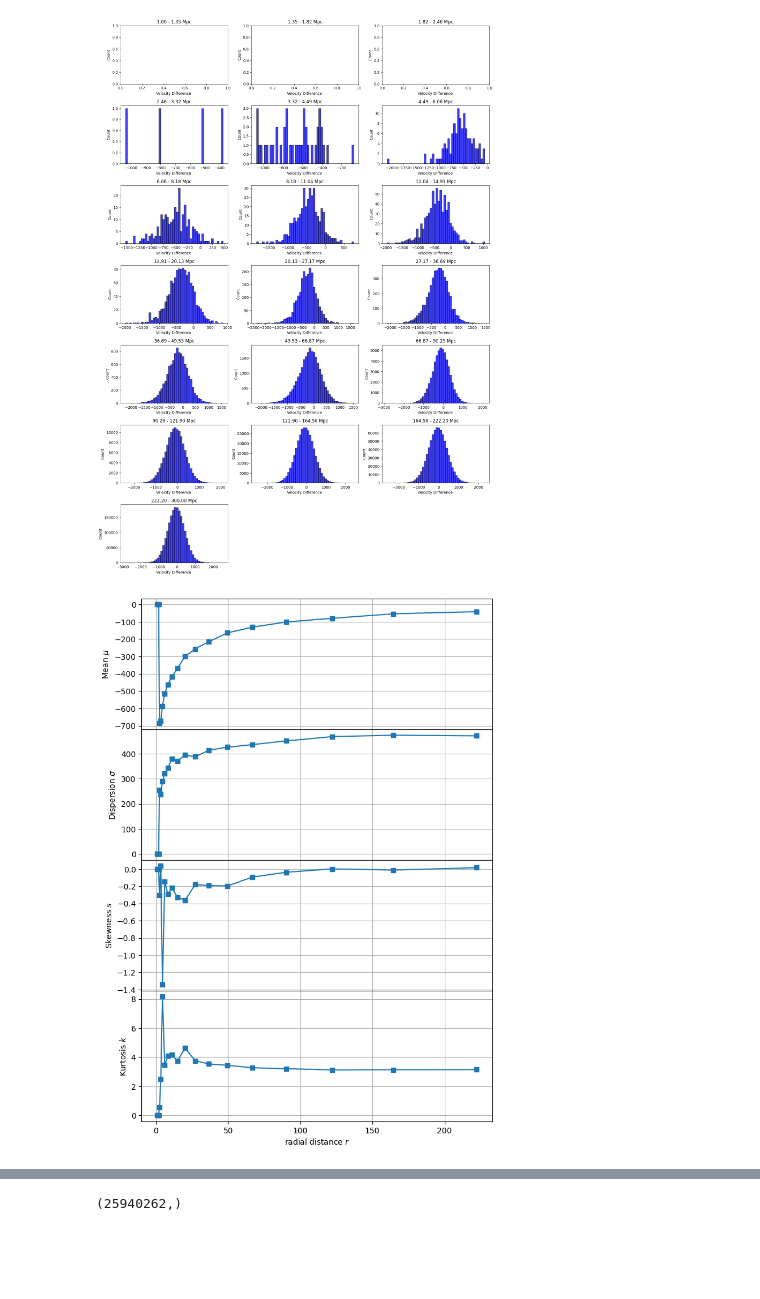
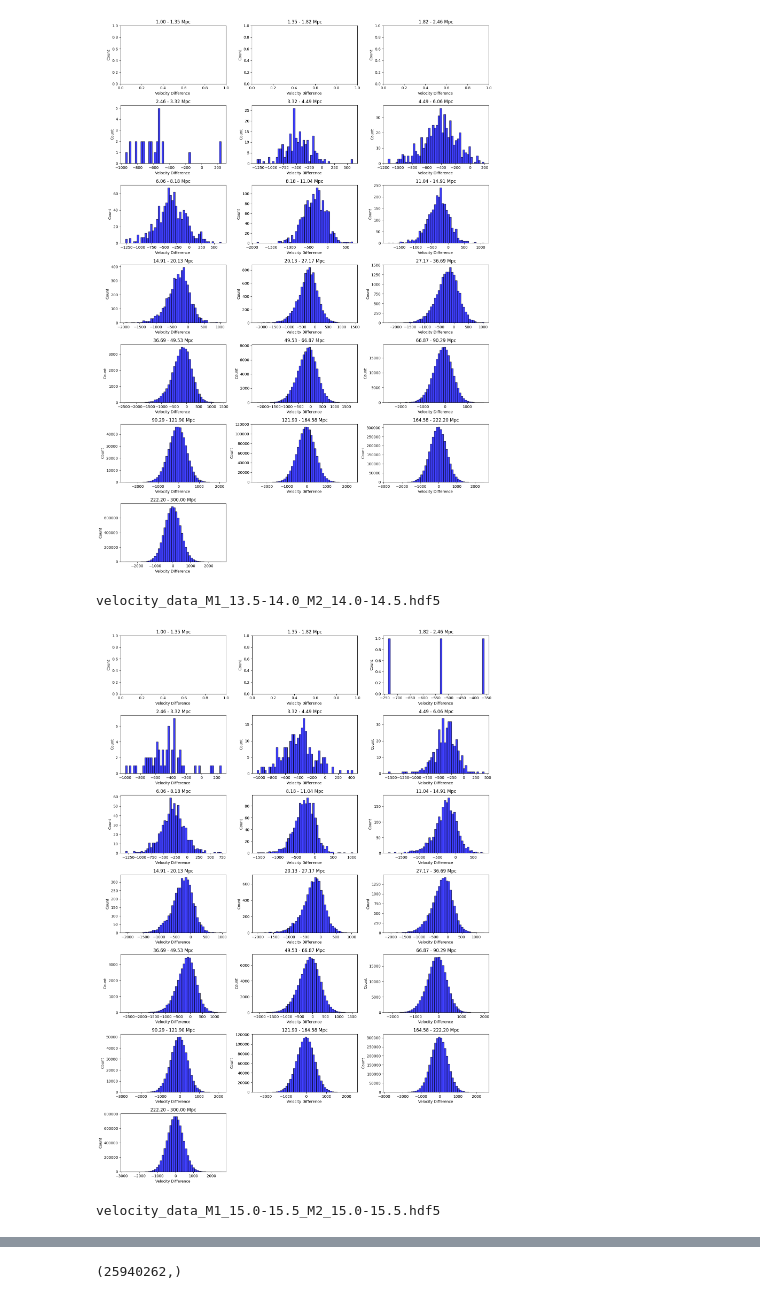
Before and after one commit to TimvdVuurst/MRP_vdvuurst, a Jupyter notebook: tests.ipynb, the cells around one changed output, grey strips where cells are left out. Cells and saved outputs as stored; diff of their text form; code cells hidden in the pictures; blank space fills up the shorter version.

```diff
--- a/tests.ipynb
+++ b/tests.ipynb
@@ -11,7 +11,11 @@ from importlib import reload
 import plotting
 reload(plotting)
 
-plotter = plotting.Plotter('/disks/cosmodm/vdvuurst/data/velocity_data_M1_13.5-14.0_M2_14.5-15.0.hdf5')
-plotter.plot_velocity_histograms(savefig=False, showfig=True)
-plotter.plot_moments(savefig=False, showfig=True)
+dir = '/disks/cosmodm/vdvuurst/data/M12-15.5_0.5dex_subsampled'
+for file in os.listdir(dir):
+    datapath = os.path.join(dir,file)
+    print(file)
+    plotter = plotting.Plotter(datapath)
+    plotter.plot_velocity_histograms(savefig=False, showfig=True)
+    # plotter.plot_moments(savefig=False, showfig=True)
 # %% [output]
@@ -18,2 +23,4 @@ plotter.plot_moments(savefig=False, showfig=True)
-[figure, old version]
+[figure, new version]
+velocity_data_M1_13.5-14.0_M2_14.0-14.5.hdf5
-[figure, old version]
+[figure, new version]
+velocity_data_M1_15.0-15.5_M2_15.0-15.5.hdf5
```
Also changed, not shown: parts of 1 cell of this notebook, 39 other files.
